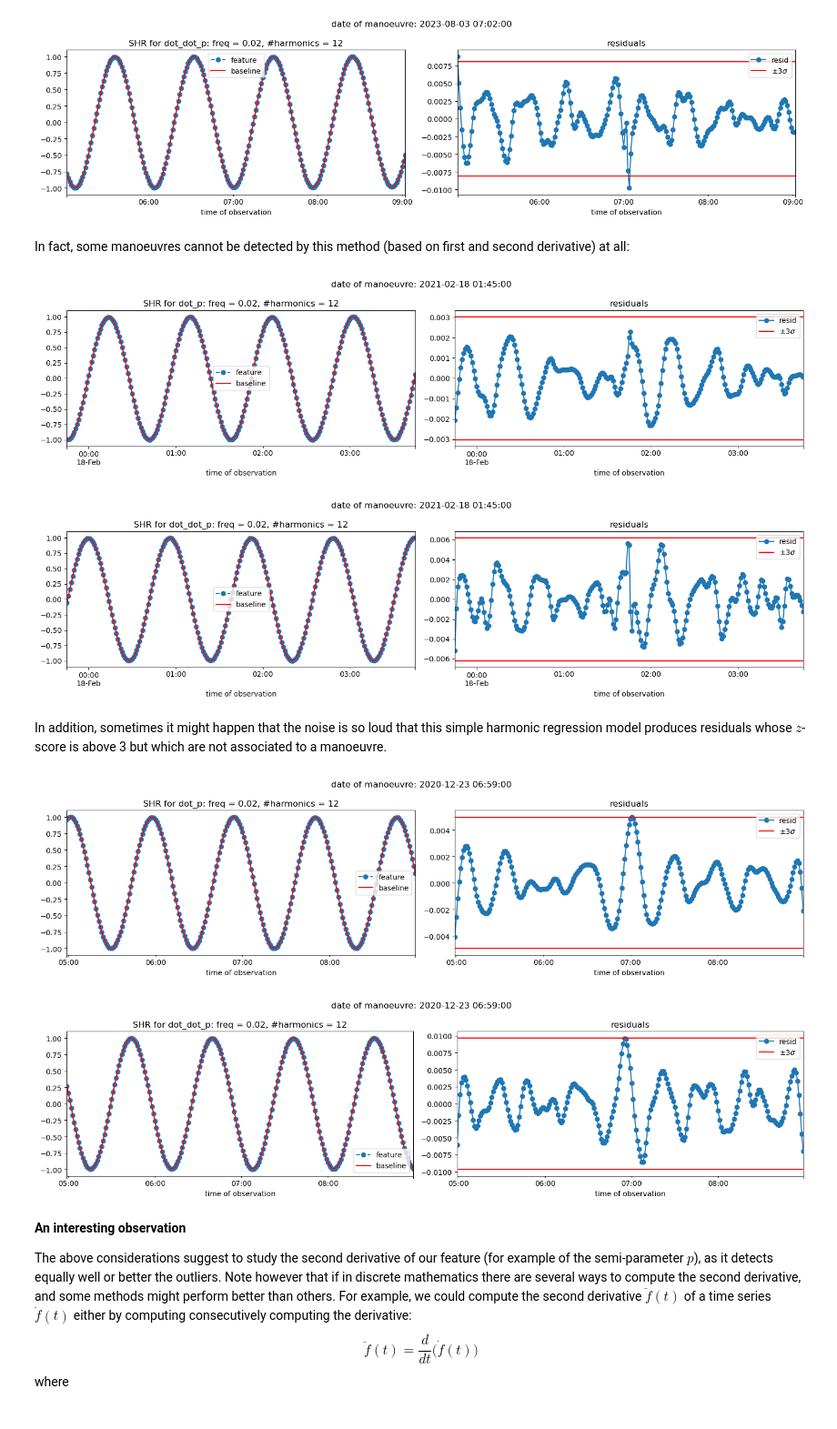
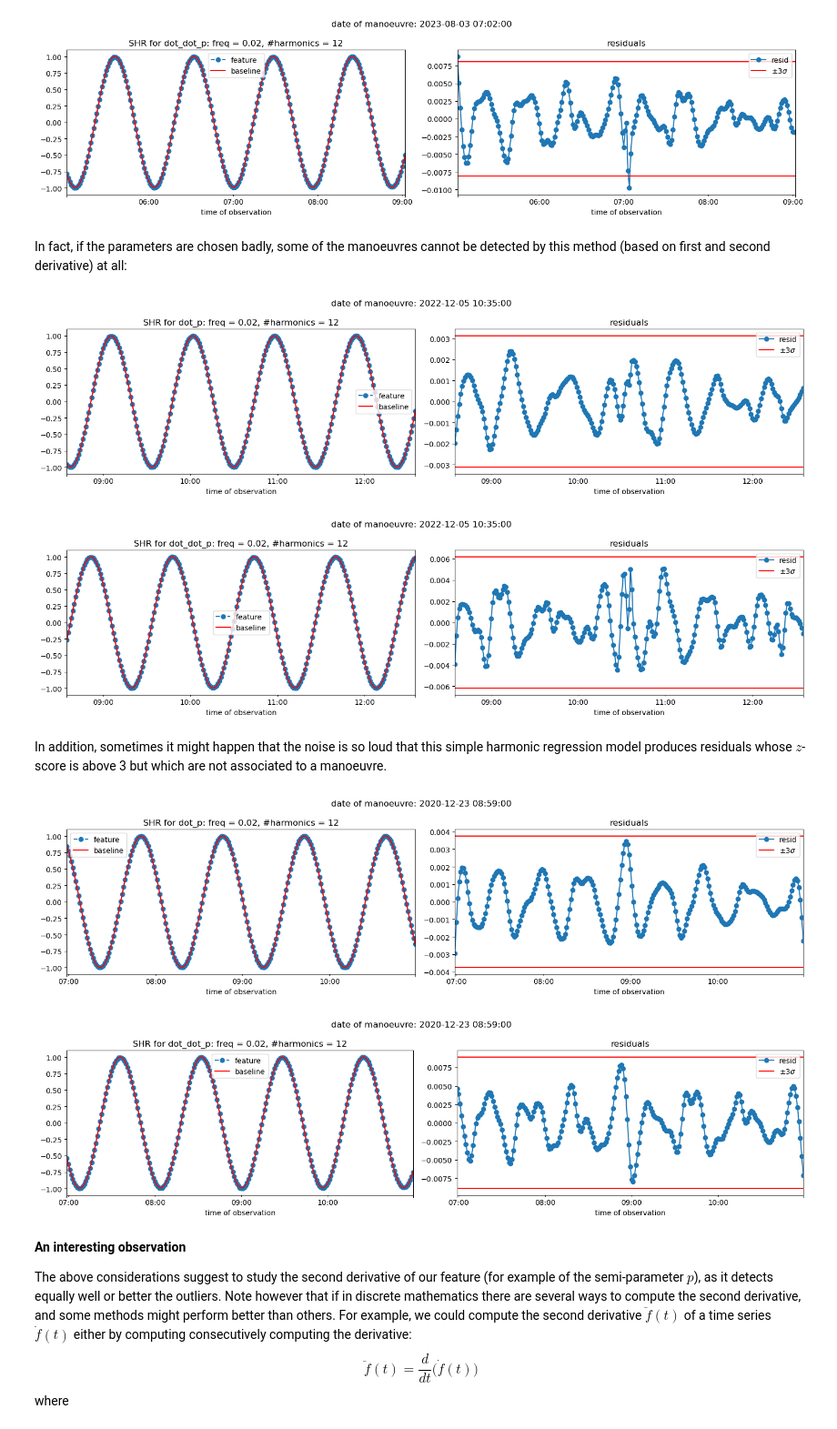
Before and after one commit to dHuberYoumans/DORIS, a Jupyter notebook: notebooks/finding_DORIS.ipynb, the cells around one changed output. Shown at 91% size. Drawn from its saved outputs; the diff is of its cells as text; code cells hidden in the pictures.

```diff
--- a/notebooks/finding_DORIS.ipynb
+++ b/notebooks/finding_DORIS.ipynb
@@ -681,12 +657,12 @@ plot_harm_reg(feature=feature2,baseline=baseline2,residuals=residuals2,man_date=
 [figure]
 [figure]
 # %% [markdown]
-In fact, some manoeuvres cannot be detected by this method (based on first and second derivative) at all:
+In fact, if the parameters are chosen badly, some of the manoeuvres cannot be detected by this method (based on first and second derivative) at all:
 # %%
 # CHANGE OF DATE OF MANOEUVRE
 
 # DATE OF MANOEUVRE
-man_date = str(mans6a2024.reset_index()['start'].iloc[8])
+man_date = str(mans6a2024.reset_index()['start'].iloc[18])
 
 feature1, baseline1, residuals1 = harmonic_reg(feature=dot_p,man_date=man_date)
 feature2, baseline2, residuals2 = harmonic_reg(feature=ddot_p,man_date=man_date)
@@ -694,24 +670,24 @@ feature2, baseline2, residuals2 = harmonic_reg(feature=ddot_p,man_date=man_date)
 plot_harm_reg(feature=feature1,baseline=baseline1,residuals=residuals1,man_date=man_date,plot_resid=True,figszie=(15,4))
 plot_harm_reg(feature=feature2,baseline=baseline2,residuals=residuals2,man_date=man_date,plot_resid=True,figszie=(15,4))
 # %% [output]
-[figure, old version]
+[figure, new version]
-[figure, old version]
+[figure, new version]
 # %% [markdown]
 In addition, sometimes it might happen that the noise is so loud that this simple harmonic regression model produces residuals whose $z$-score is above 3 but which are not associated to a manoeuvre.
 # %%
 # CHANGE OF DATE OF MANOEUVRE
 
 # DATE OF MANOEUVRE
-man_date = '2020-12-23 06:59:00'
+man_date = '2020-12-23 08:59:00'
 
 feature1, baseline1, residuals1 = harmonic_reg(feature=dot_p,man_date=man_date)
 feature2, baseline2, residuals2 = harmonic_reg(feature=ddot_p,man_date=man_date)
 
 plot_harm_reg(feature=feature1,baseline=baseline1,residuals=residuals1,man_date=man_date,plot_resid=True,figszie=(15,4))
 plot_harm_reg(feature=feature2,baseline=baseline2,residuals=residuals2,man_date=man_date,plot_resid=True,figszie=(15,4))
 # %% [output]
-[figure, old version]
+[figure, new version]
-[figure, old version]
+[figure, new version]
 # %% [markdown]
 **An interesting observation**
 
```
Also changed, not shown: parts of 10 cells of this notebook.
